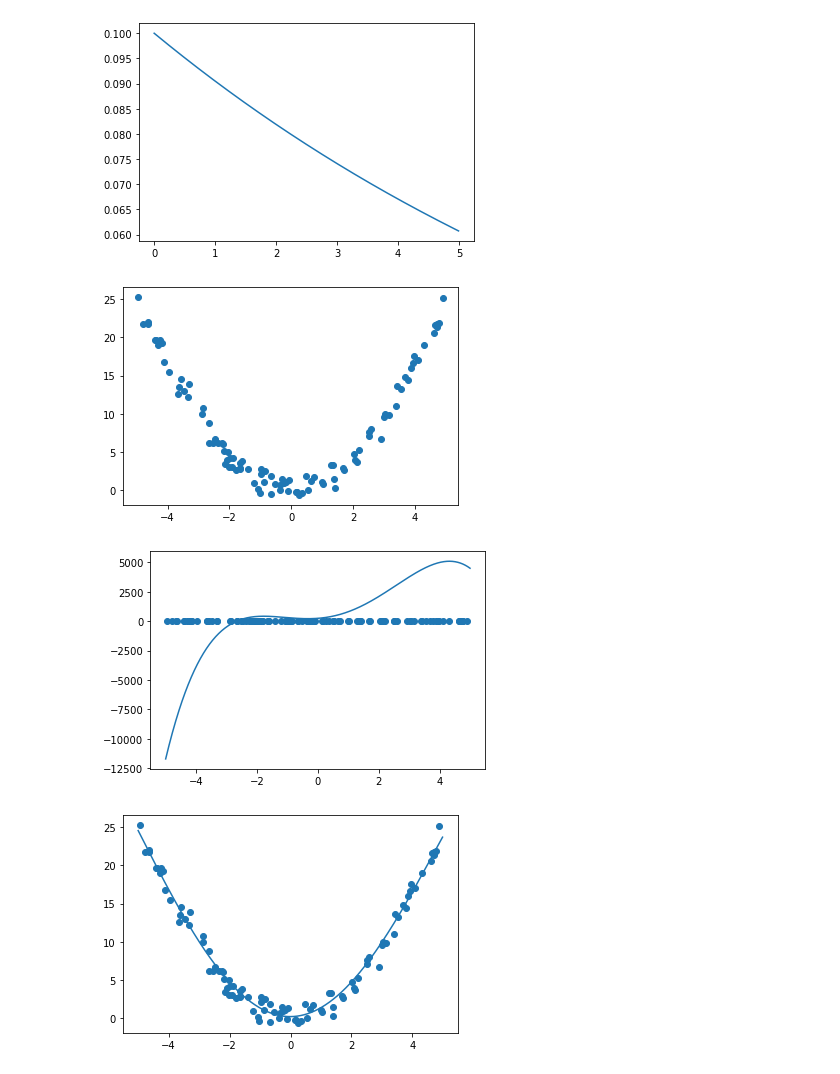
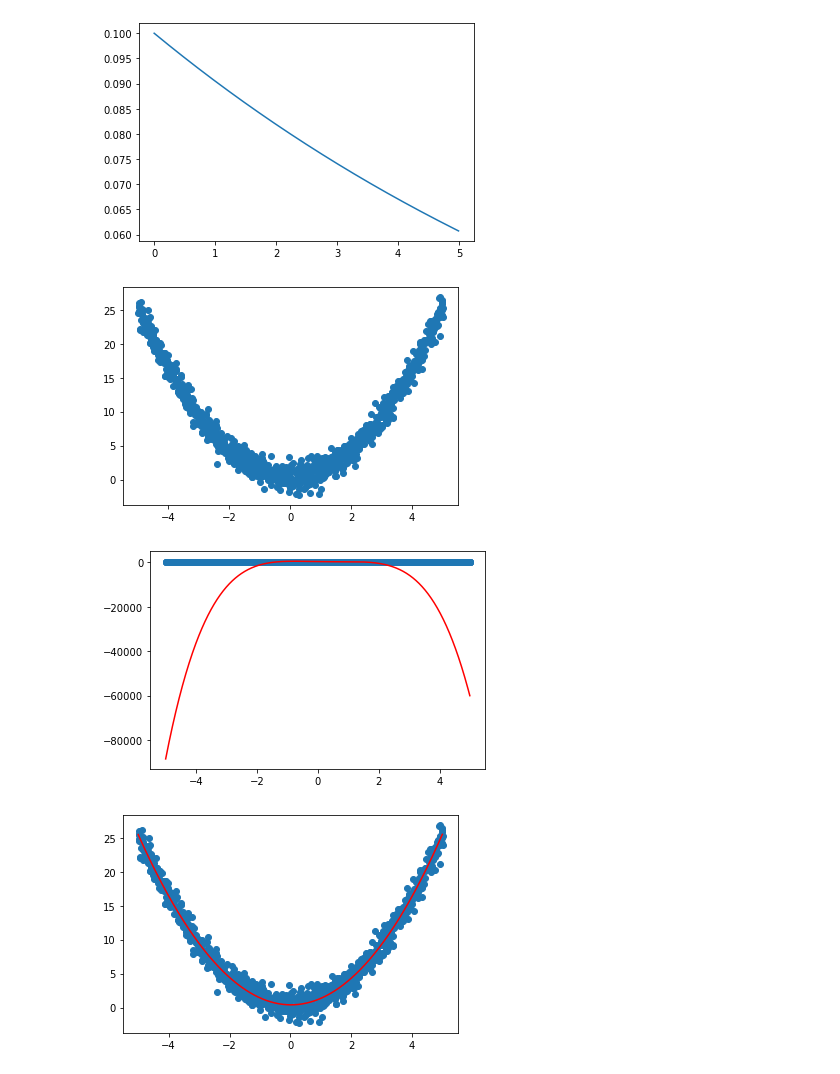
Before and after one commit to ryuichiueda/robot_and_stats_code, a Jupyter notebook: 8章の曲線回帰.ipynb, the cells around one changed output. Cells and saved outputs as stored; diff of their text form; code cells hidden in the pictures.

Commit message:
Create data file

```diff
--- a/8章の曲線回帰.ipynb
+++ b/8章の曲線回帰.ipynb
@@ -38,12 +39,14 @@ draw(lambda_dist, 0, 5, 0.01)
 lmd = lambda_dist.rvs(1)
 w_dist = gen_w_dist(lmd)
 # %%
-data = []
-for i in range(1000):
-    x = (np.random.rand() - 0.5)*10
-    y = x**2 + np.random.randn() + 0.4
+#data = []
+#for i in range(1000):
+#    x = (np.random.rand() - 0.5)*10
+#    y = x**2 + np.random.randn() + 0.4
 
-    data.append([x,y])
+#    data.append([x,y])
+
+data = data.pow_x_2_plus_0_4
 # %%
 def draw_data(data):
     xs = [e[0] for e in data]
@@ -53,19 +56,23 @@ def draw_data(data):
 # %%
 draw_data(data)
 # %% [output]
-[figure, old version]
+[figure, new version]
 # %%
 def draw_estimate(data, mu):
+    xs = [e[0] for e in data]
+    ys = [e[1] for e in data]
+    plt.scatter(xs, ys)
+
     xs = np.arange(-5, 5, 0.01)
     ys = [phi_function(x, mu) for x in xs]
-    plt.plot(xs, ys)
+    plt.plot(xs, ys, color="red")
 
-    draw_data(data)
+    plt.show()
 
 avg = w_dist.rvs(1)
 draw_estimate(data, avg)
 # %% [output]
-[figure, old version]
+[figure, new version]
 # %%
 def update(data):
     ph_vecs = [phi(x[0]) for x in data]
@@ -98,7 +105,7 @@ w_dist = gen_w_dist(lmd)
 avg = w_dist.rvs(1)
 draw_estimate(data, avg)
 # %% [output]
-[figure, old version]
+[figure, new version]
 # %%
 mu
 # %% [output]
```
Also changed, not shown: parts of 6 cells of this notebook, 1 other file.
